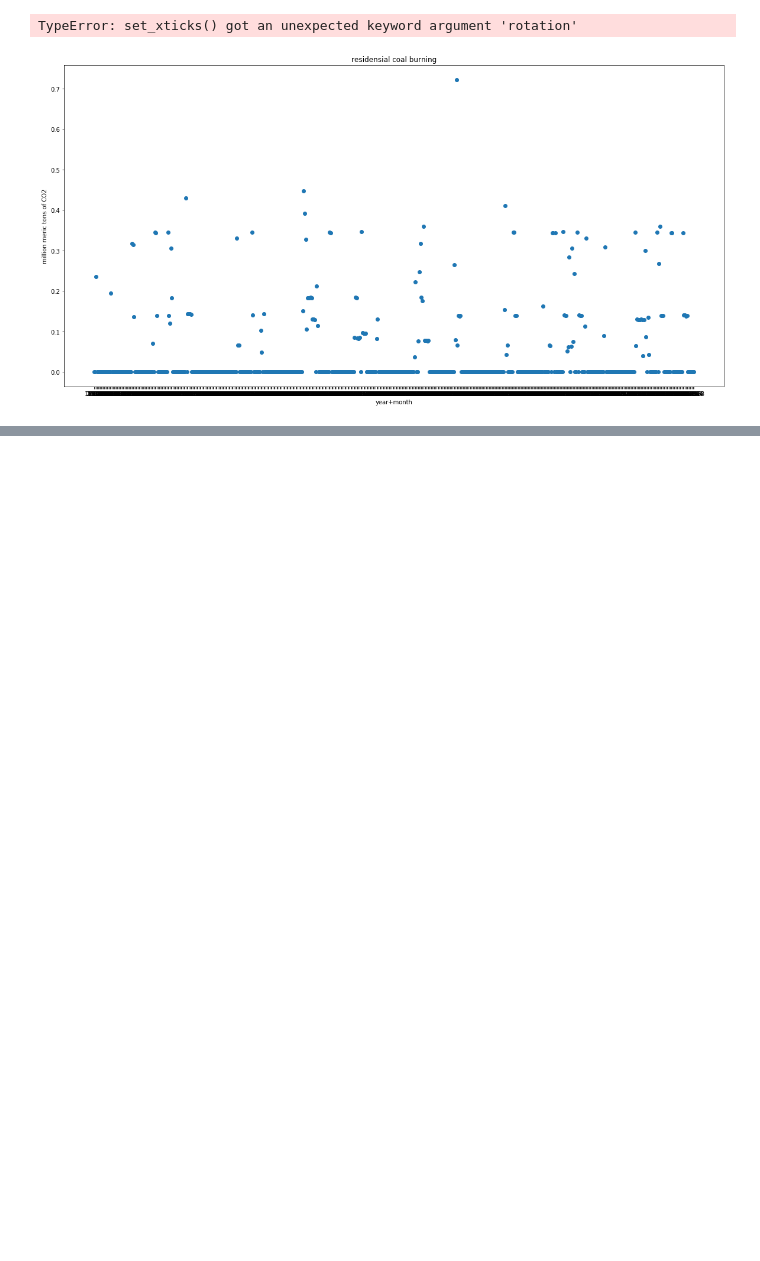
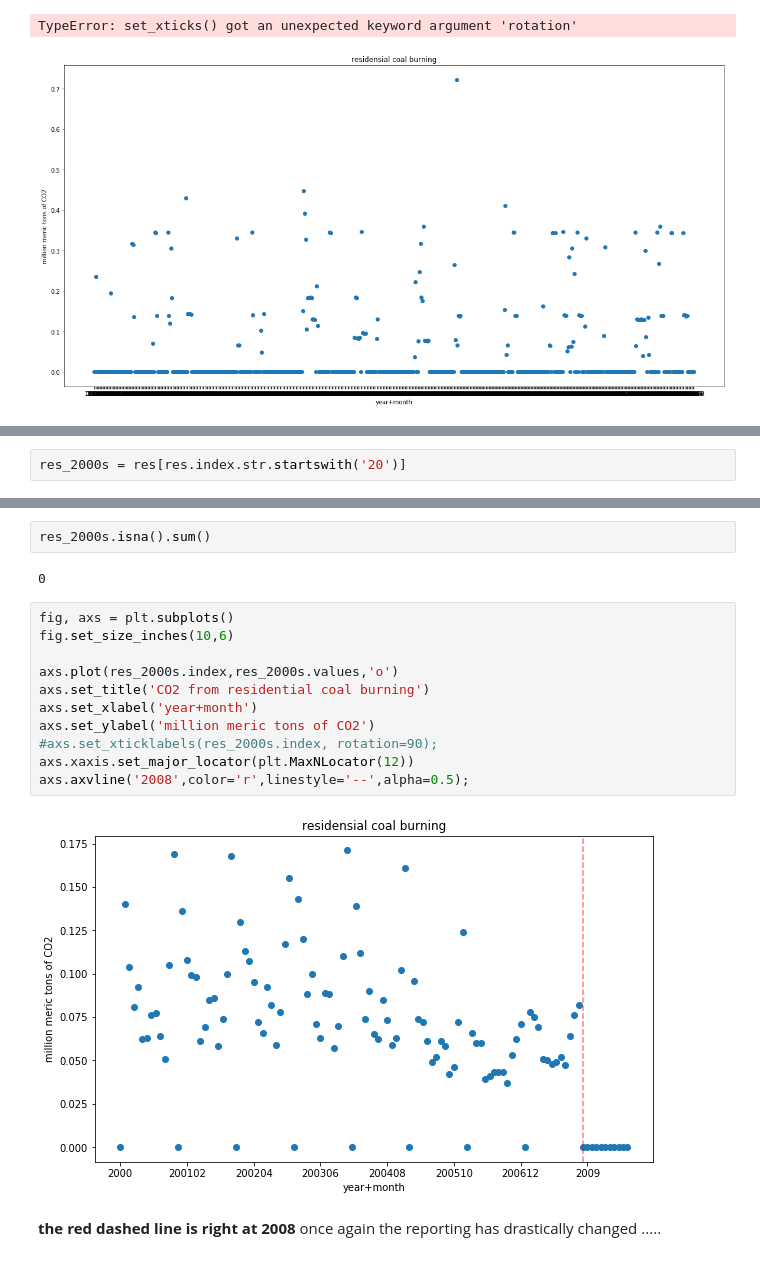
Before and after one commit to Iguanacolossus/energy-statistics, a Jupyter notebook: exploration.ipynb, the cells around one changed output, grey strips where cells are left out. Drawn from its saved outputs; the diff is of its cells as text; blank space fills up the shorter version.

```diff
--- a/exploration.ipynb
+++ b/exploration.ipynb
@@ -415,0 +420,2 @@ TypeError: set_xticks() got an unexpected keyword argument 'rotation'
+# %%
+res_2000s = res[res.index.str.startswith('20')]
@@ -415,0 +446,19 @@ TypeError: set_xticks() got an unexpected keyword argument 'rotation'
+# %%
+res_2000s.isna().sum()
+# %% [output]
+0
+# %%
+fig, axs = plt.subplots()
+fig.set_size_inches(10,6)
+
+axs.plot(res_2000s.index,res_2000s.values,'o')
+axs.set_title('CO2 from residential coal burning')
+axs.set_xlabel('year+month')
+axs.set_ylabel('million meric tons of CO2')
+#axs.set_xticklabels(res_2000s.index, rotation=90);
+axs.xaxis.set_major_locator(plt.MaxNLocator(12))
+axs.axvline('2008',color='r',linestyle='--',alpha=0.5);
+# %% [output]
+[figure, added]
+# %% [markdown]
+**the red dashed line is right at 2008** once again the reporting has drastically changed .....
```
Also changed, not shown: parts of 4 cells of this notebook, 1 other file.
